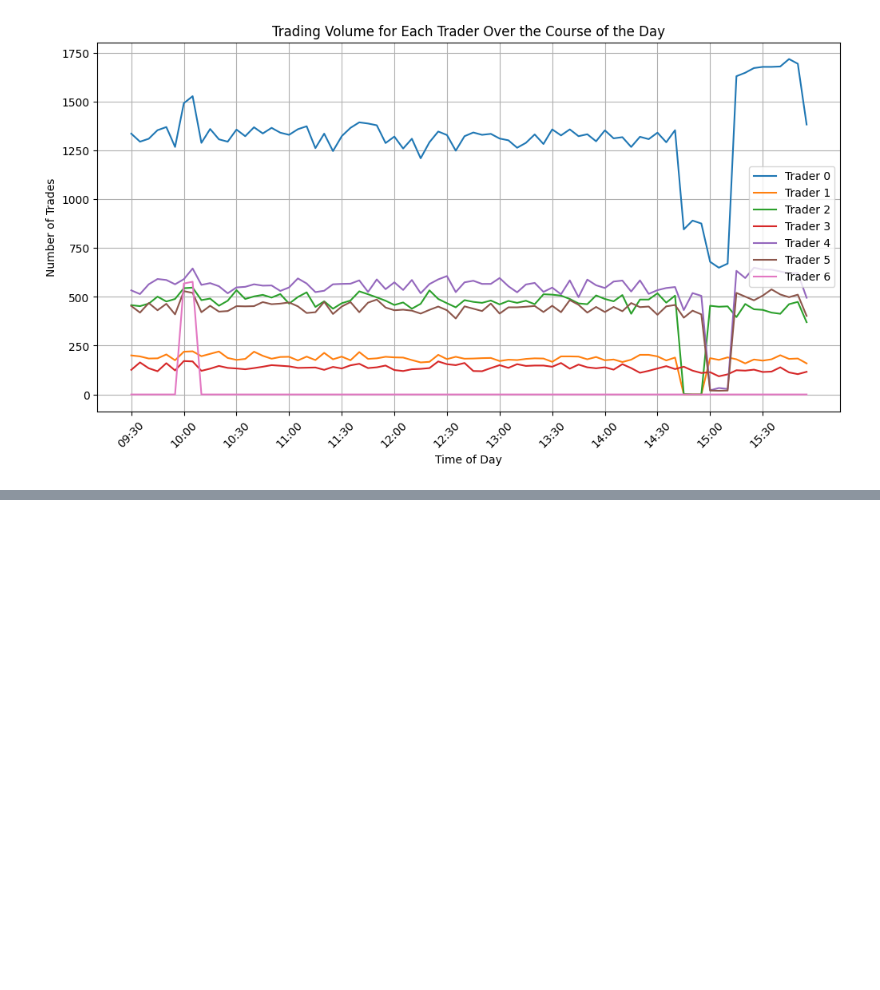
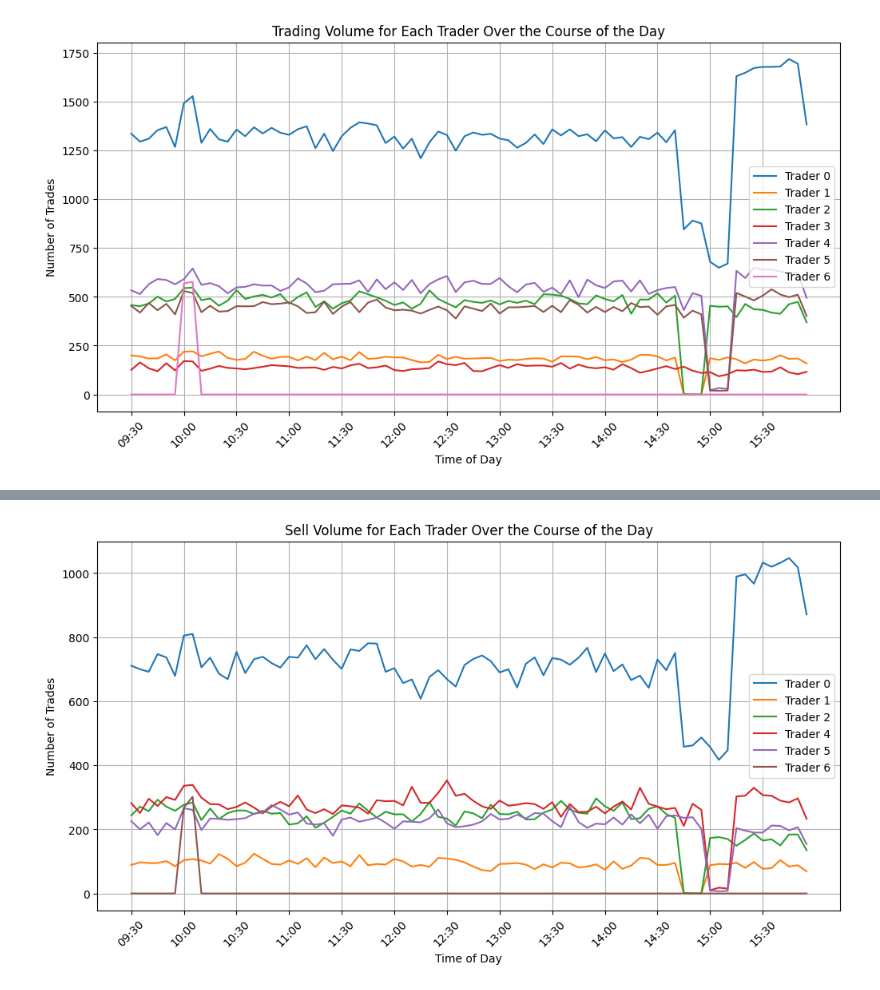
Before and after one commit to Daniel-Buckley1/Data-Exercise, a Jupyter notebook: Analysis.ipynb, the cells around one changed output, grey strips where cells are left out. Cells and saved outputs as stored; diff of their text form; code cells hidden in the pictures; blank space fills up the shorter version.

```diff
--- a/Analysis.ipynb
+++ b/Analysis.ipynb
@@ -376,0 +310,25 @@ plt.show()
+# %%
+
+
+
+sell_activity_5min.index = pd.to_datetime(sell_activity_5min.index, format="%H:%M")
+sell_activity_5min = sell_activity_5min.sort_index()
+# Plot trading volume over the course of the day for each trader
+plt.figure(figsize=(12, 6))
+
+for trader in sell_activity_5min.columns:
+    plt.plot(sell_activity_5min.index, sell_activity_5min[trader], label=f"Trader {trader}")
+
+# Formatting the plot
+plt.xlabel("Time of Day")
+plt.ylabel("Number of Trades")
+plt.title("Sell Volume for Each Trader Over the Course of the Day")
+plt.legend()
+
+plt.xticks(sell_activity_5min.index[::6], sell_activity_5min.index.strftime("%H:%M")[::6], rotation=45)
+plt.grid()
+
+# Show the plot
+plt.show()
+# %% [output]
+[figure, added]
```
Also changed, not shown: parts of 35 cells of this notebook.
